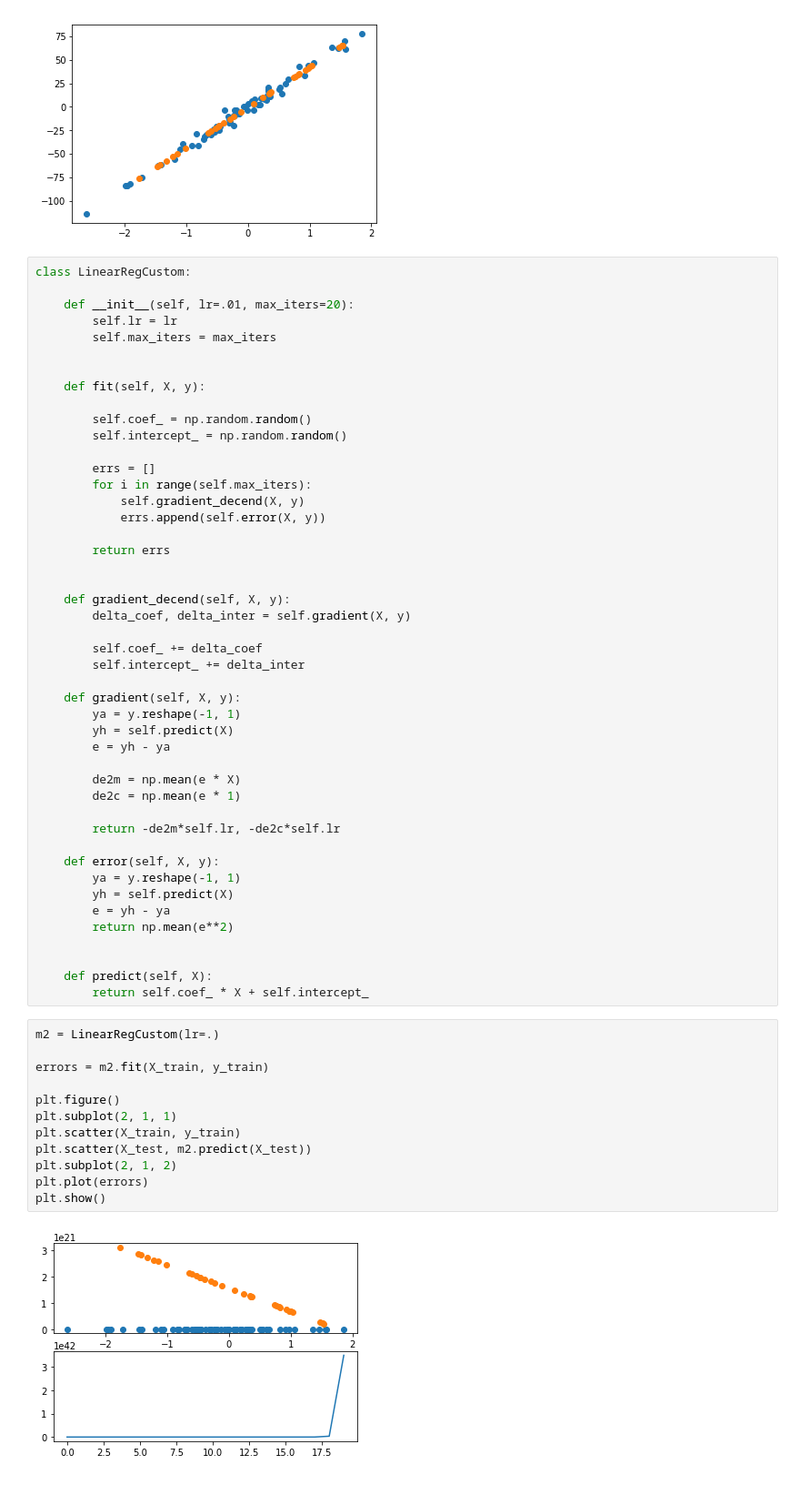
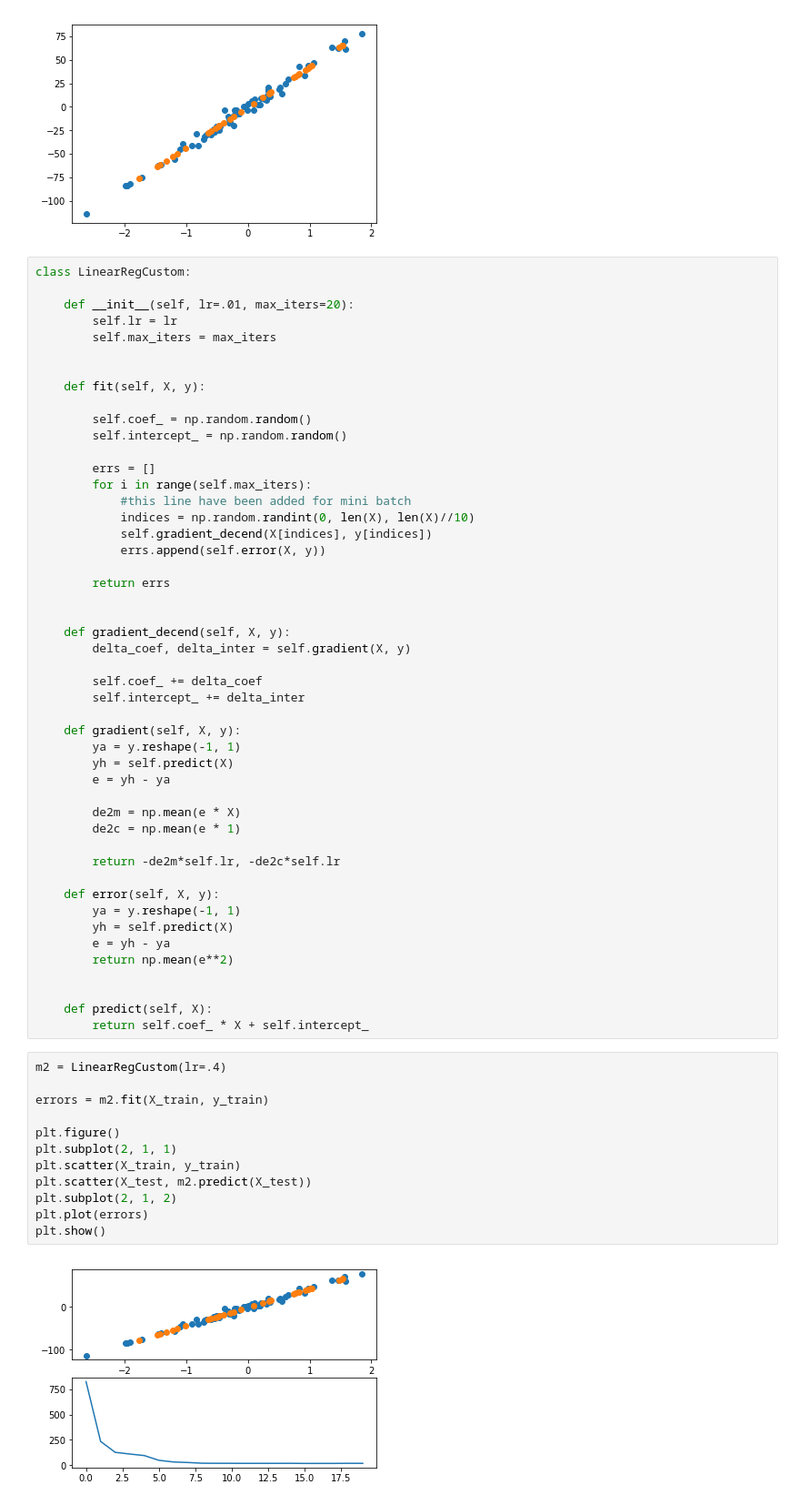
Before and after one commit to coding-blocks-archives/Data-Noida-2020-Jan, a Jupyter notebook: lecture_11/Untitled.ipynb, the cells around one changed output. Shown: that part at 91% size. Cells and saved outputs as stored; diff of their text form.

Commit message:
linear

```diff
--- a/lecture_11/Untitled.ipynb
+++ b/lecture_11/Untitled.ipynb
@@ -55,7 +55,9 @@ class LinearRegCustom:
 
         errs = []
         for i in range(self.max_iters):
-            self.gradient_decend(X, y)
+            #this line have been added for mini batch
+            indices = np.random.randint(0, len(X), len(X)//10)
+            self.gradient_decend(X[indices], y[indices])
             errs.append(self.error(X, y))
 
         return errs
@@ -87,17 +89,17 @@ class LinearRegCustom:
     def predict(self, X):
         return self.coef_ * X + self.intercept_
 # %%
-m2 = LinearRegCustom(lr=.)
+m2 = LinearRegCustom(lr=.4)
 
 errors = m2.fit(X_train, y_train)
 
 plt.figure()
 plt.subplot(2, 1, 1)
 plt.scatter(X_train, y_train)
 plt.scatter(X_test, m2.predict(X_test))
 plt.subplot(2, 1, 2)
 plt.plot(errors)
 plt.show()
 # %% [output]
-[figure, old version]
+[figure, new version]
 # %%
```
Also changed, not shown: parts of 1 cell of this notebook, 1 other file.
